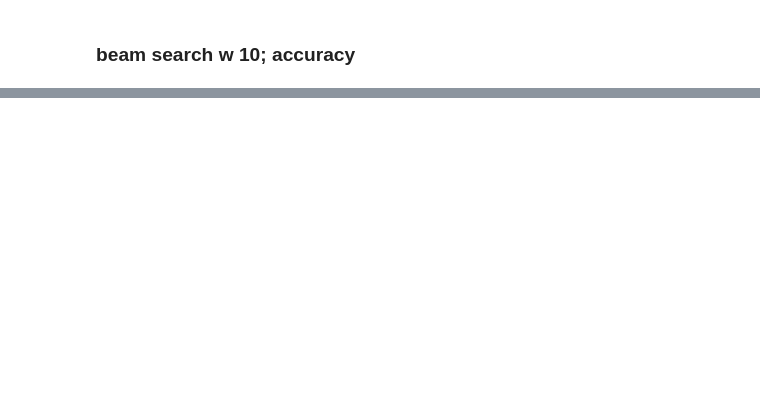
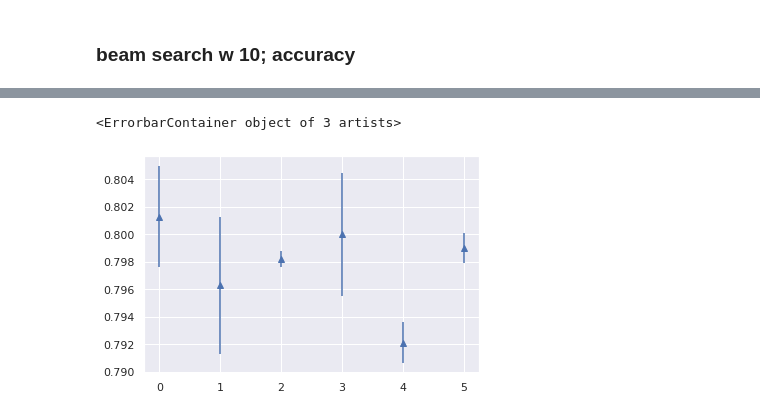
Before and after one commit to Kirili4ik/SymbolicMathematics, a Jupyter notebook: notebooks/my_metrics-base-seqrel.ipynb, the cells around one changed output, grey strips where cells are left out. Cells and saved outputs as stored; diff of their text form; code cells hidden in the pictures; blank space fills up the shorter version.

```diff
--- a/notebooks/my_metrics-base-seqrel.ipynb
+++ b/notebooks/my_metrics-base-seqrel.ipynb
@@ -530,2 +562,11 @@ res_df
 # %% [markdown]
 ### beam search w 10; accuracy
+# %%
+means, stds = [], []
+for el in res_df.iterrows():
+    if el[0] == '400 ep + nodups':
+        continue
+    for i, value in enumerate(el[1]):
+        val_1, val_2 = [float(x.strip()) for x in value.split('+-')]
+        means.append(val_1)
+        stds.append(val_2)
@@ -531,0 +584,11 @@ res_df
+# %%
+import matplotlib.pyplot as plt
+
+x = np.arange(means.__len__())
+y = means
+e = np.array(stds)
+
+plt.errorbar(x, y, e, linestyle='None', marker='^')
+# %% [output]
+<ErrorbarContainer object of 3 artists>
+[figure, added]
```
Also changed, not shown: parts of 9 cells of this notebook, 1 other file.
